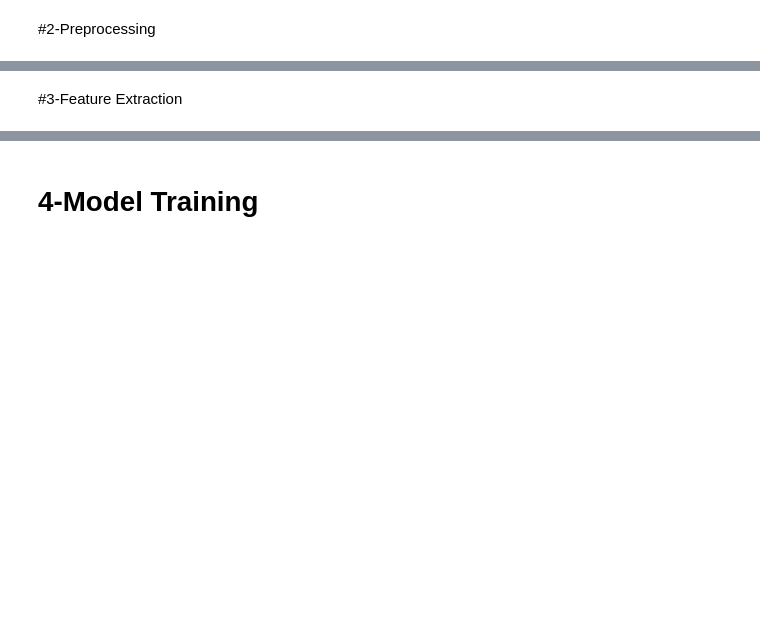
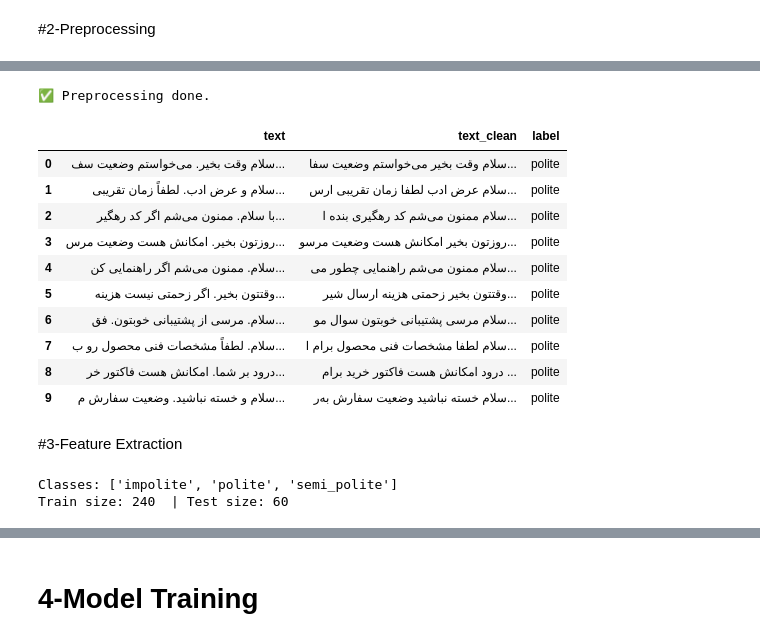
Before and after one commit to fatsed/CustomerSupportToneChecker, a Jupyter notebook: notebooks/02_ToneDetection_api_ui.ipynb, the cells around one changed output, grey strips where cells are left out. Drawn from its saved outputs; the diff is of its cells as text; code cells hidden in the pictures; blank space fills up the shorter version.

```diff
--- a/notebooks/02_ToneDetection_api_ui.ipynb
+++ b/notebooks/02_ToneDetection_api_ui.ipynb
@@ -18,10 +18,17 @@ Resolving deltas: 100% (36/36), done.
 /content/CustomerSupportToneChecker/notebooks
 # %%
 #load dataset
+import os
 import pandas as pd
-csv_path = "../dataset/tone_dataset.csv"
-df = pd.read_csv(csv_path)
+
+BASE_DIR = os.path.abspath("..")
+DATA_PATH = os.path.join(BASE_DIR, "dataset", "tone_dataset.csv")
+
+print("BASE_DIR:", BASE_DIR)
+print("DATA_PATH:", DATA_PATH)
+
+df = pd.read_csv(DATA_PATH)
+print("✅ Dataset loaded.")
 print("Shape:", df.shape)
-print(df.head())
-print(df["label"].value_counts())
+df.head()
 # %% [output]
@@ -99,7 +98,8 @@ def clean_text(text: str) -> str:
 
     # 2) Remove English letters and numbers (optional but cleaner)
     text = re.sub(r"[A-Za-z0-9۰-۹]", " ", text)
-
+    text = re.sub(r"[^\u0600-\u06FF\s]", " ", text)
+    text = re.sub(r"\s+", " ", text).strip()
     # 3) Tokenize
     tokens = word_tokenize(text)
 
@@ -123,22 +113,49 @@ print("Columns:", df.columns.tolist())
+# %%
+df["text"] = df["text"].astype(str).str.strip()
+df = df.dropna(subset=["text", "label"])
+df = df.drop_duplicates(subset=["text", "label"]).reset_index(drop=True)
+
+df["text_clean"] = df["text"].apply(clean_text)
+
+print("✅ Preprocessing done.")
+df[["text", "text_clean", "label"]].head(10)
+# %% [output]
+✅ Preprocessing done.
+|  | text | text_clean | label |
+| 0 | سلام وقت بخیر. می‌خواستم وضعیت سف... | سلام وقت بخیر می‌خواستم وضعیت سفا... | polite |
+| 1 | سلام و عرض ادب. لطفاً زمان تقریبی... | سلام عرض ادب لطفا زمان تقریبی ارس... | polite |
+| 2 | با سلام. ممنون می‌شم اگر کد رهگیر... | سلام ممنون می‌شم کد رهگیری بنده ا... | polite |
+| 3 | روزتون بخیر. امکانش هست وضعیت مرس... | روزتون بخیر امکانش هست وضعیت مرسو... | polite |
+| 4 | سلام. ممنون می‌شم اگر راهنمایی کن... | سلام ممنون می‌شم راهنمایی چطور می... | polite |
+| 5 | وقتتون بخیر. اگر زحمتی نیست هزینه... | وقتتون بخیر زحمتی هزینه ارسال شیر... | polite |
+| 6 | سلام. مرسی از پشتیبانی خوبتون. فق... | سلام مرسی پشتیبانی خوبتون سوال مو... | polite |
+| 7 | سلام. لطفاً مشخصات فنی محصول رو ب... | سلام لطفا مشخصات فنی محصول برام ا... | polite |
+| 8 | درود بر شما. امکانش هست فاکتور خر... | درود امکانش هست فاکتور خرید برام ... | polite |
+| 9 | سلام و خسته نباشید. وضعیت سفارش م... | سلام خسته نباشید وضعیت سفارش به‌ر... | polite |
 # %% [markdown]
 #3-Feature Extraction
 # %%
 from sklearn.model_selection import train_test_split
+from sklearn.preprocessing import LabelEncoder
 
-X = df["text_clean"]
-y = df["label_id"]
+le = LabelEncoder()
+df["label_id"] = le.fit_transform(df["label"])
+print("Classes:", list(le.classes_))  # ['impolite', 'polite', 'semi_polite'] یا مشابه
+X = df["text_clean"].values
+y = df["label_id"].values
+
 
 X_train, X_test, y_train, y_test = train_test_split(
     X,
     y,
-    test_size=0.2,       # 20٪ برای تست
-    stratify=y,          # حفظ نسبت کلاس‌ها
-    random_state=42
+    test_size=0.2,
+    random_state=42,
+    stratify=y
 )
 
-print("Train size:", len(X_train))
-print("Test size:", len(X_test))
-print("Label distribution in train:")
-print(y_train.value_counts())
+print("Train size:", len(X_train), " | Test size:", len(X_test))
+# %% [output]
+Classes: ['impolite', 'polite', 'semi_polite']
+Train size: 240  | Test size: 60
 # %%
 from sklearn.feature_extraction.text import TfidfVectorizer
```
Also changed, not shown: parts of 39 cells of this notebook.
